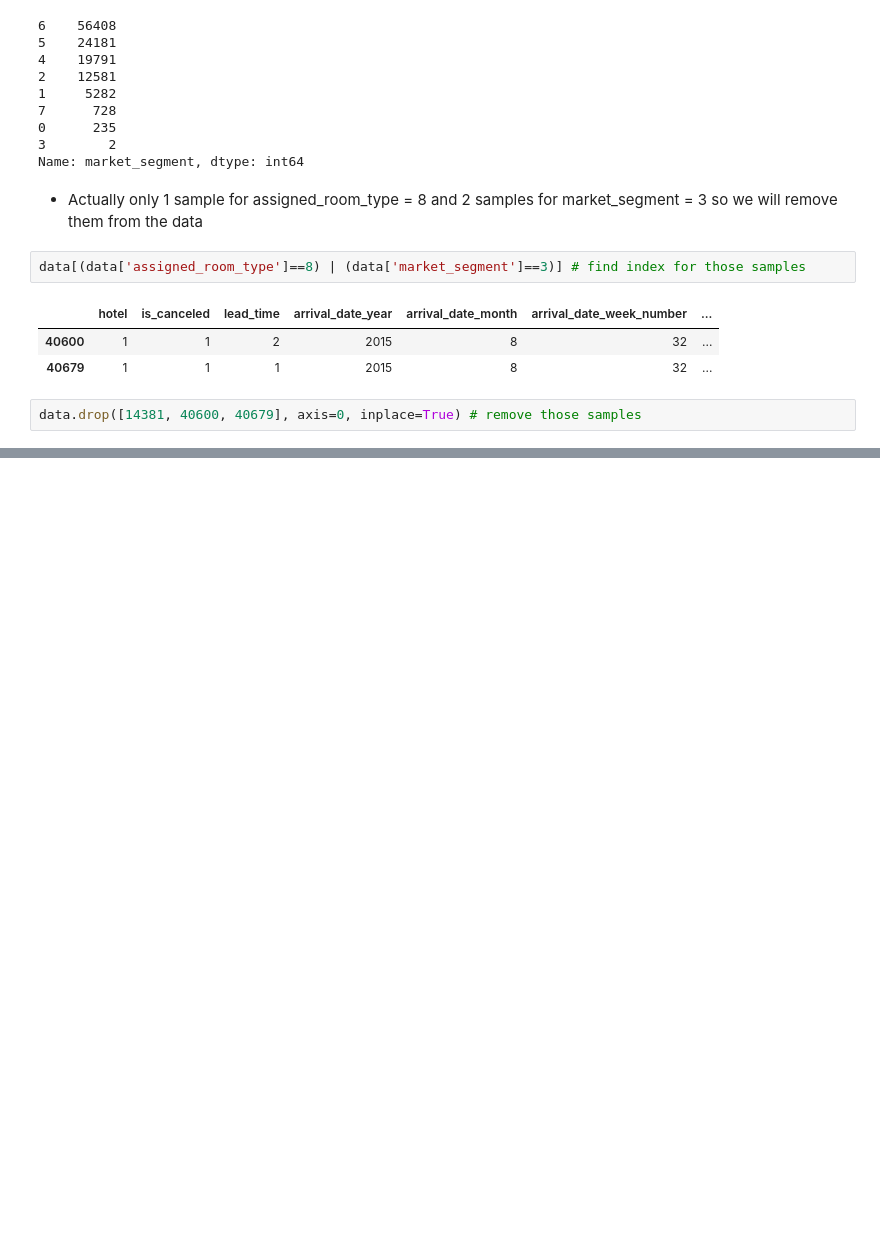
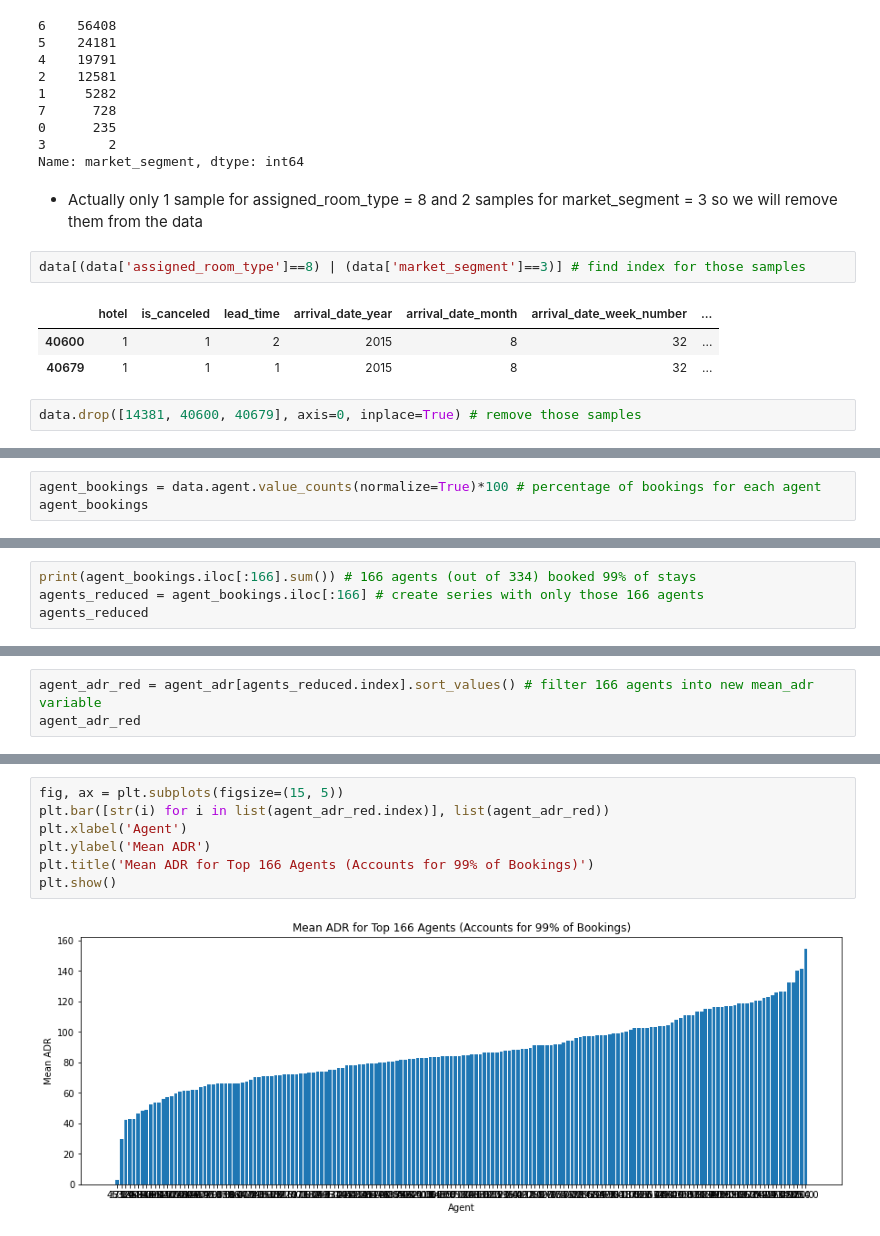
Before and after one commit to John-Rooney/DSC478_Group_Project, a Jupyter notebook: DSC 478 Final Project.ipynb, the cells around one changed output, grey strips where cells are left out. Saved outputs shown, nothing was run; the diff lists cells and outputs as text; blank space fills up the shorter version.

```diff
--- a/DSC 478 Final Project.ipynb
+++ b/DSC 478 Final Project.ipynb
@@ -354,0 +382,3 @@ data.drop([14381, 40600, 40679], axis=0, inplace=True) # remove those samples
+# %%
+agent_bookings = data.agent.value_counts(normalize=True)*100 # percentage of bookings for each agent
+agent_bookings
@@ -354,0 +402,4 @@ data.drop([14381, 40600, 40679], axis=0, inplace=True) # remove those samples
+# %%
+print(agent_bookings.iloc[:166].sum()) # 166 agents (out of 334) booked 99% of stays
+agents_reduced = agent_bookings.iloc[:166] # create series with only those 166 agents
+agents_reduced
@@ -354,0 +420,3 @@ data.drop([14381, 40600, 40679], axis=0, inplace=True) # remove those samples
+# %%
+agent_adr_red = agent_adr[agents_reduced.index].sort_values() # filter 166 agents into new mean_adr variable
+agent_adr_red
@@ -354,0 +436,9 @@ data.drop([14381, 40600, 40679], axis=0, inplace=True) # remove those samples
+# %%
+fig, ax = plt.subplots(figsize=(15, 5))
+plt.bar([str(i) for i in list(agent_adr_red.index)], list(agent_adr_red))
+plt.xlabel('Agent')
+plt.ylabel('Mean ADR')
+plt.title('Mean ADR for Top 166 Agents (Accounts for 99% of Bookings)')
+plt.show()
+# %% [output]
+[figure, added]
```
Also changed, not shown: parts of 12 cells of this notebook.
